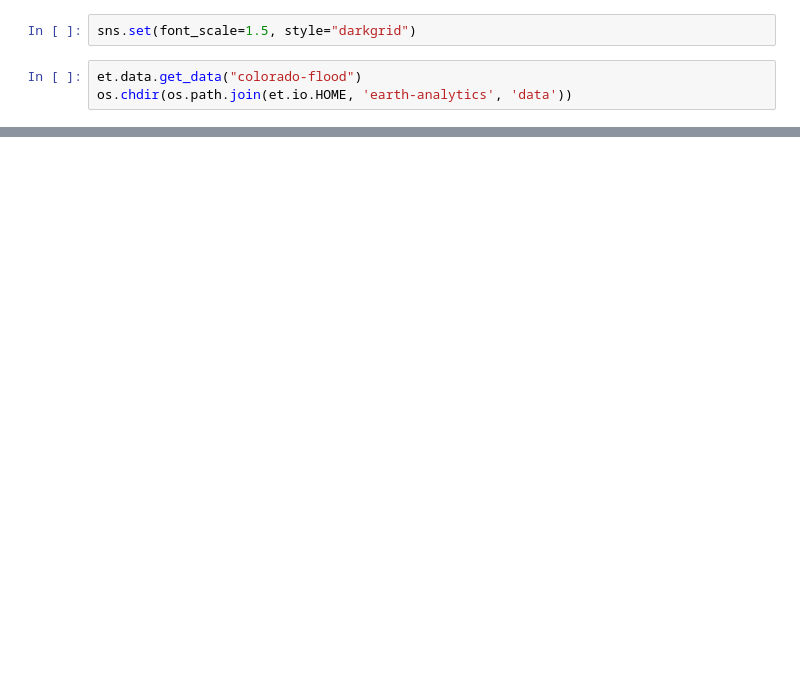
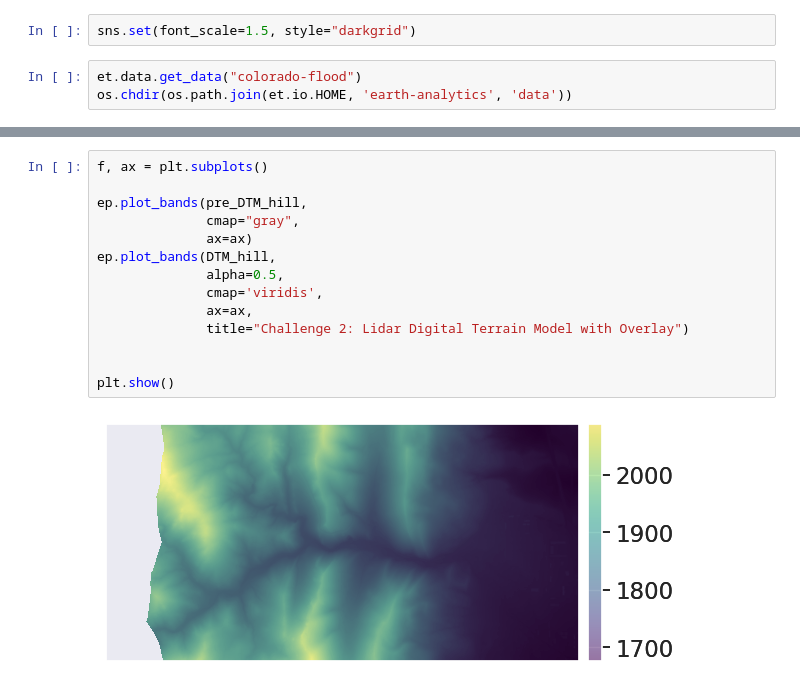
Before and after one commit to TC-YP/gisc605-lab3, a Jupyter notebook: Lab Exercises/test_skills.ipynb, the cells around one changed output, grey strips where cells are left out. Saved outputs shown, nothing was run; the diff lists cells and outputs as text; blank space fills up the shorter version.

```diff
--- a/Lab Exercises/test_skills.ipynb
+++ b/Lab Exercises/test_skills.ipynb
@@ -27,0 +58,16 @@ pre_DTM_hill = rxr.open_rasterio(pre_DTM_hill_path,
+# %%
+f, ax = plt.subplots()
+
+ep.plot_bands(pre_DTM_hill,
+              cmap="gray",
+              ax=ax)
+ep.plot_bands(DTM_hill,
+              alpha=0.5,
+              cmap='viridis',
+              ax=ax,
+              title="Challenge 2: Lidar Digital Terrain Model with Overlay")
+
+
+plt.show()
+# %% [output]
+[figure, added]
```
Also changed, not shown: parts of 5 cells of this notebook.
